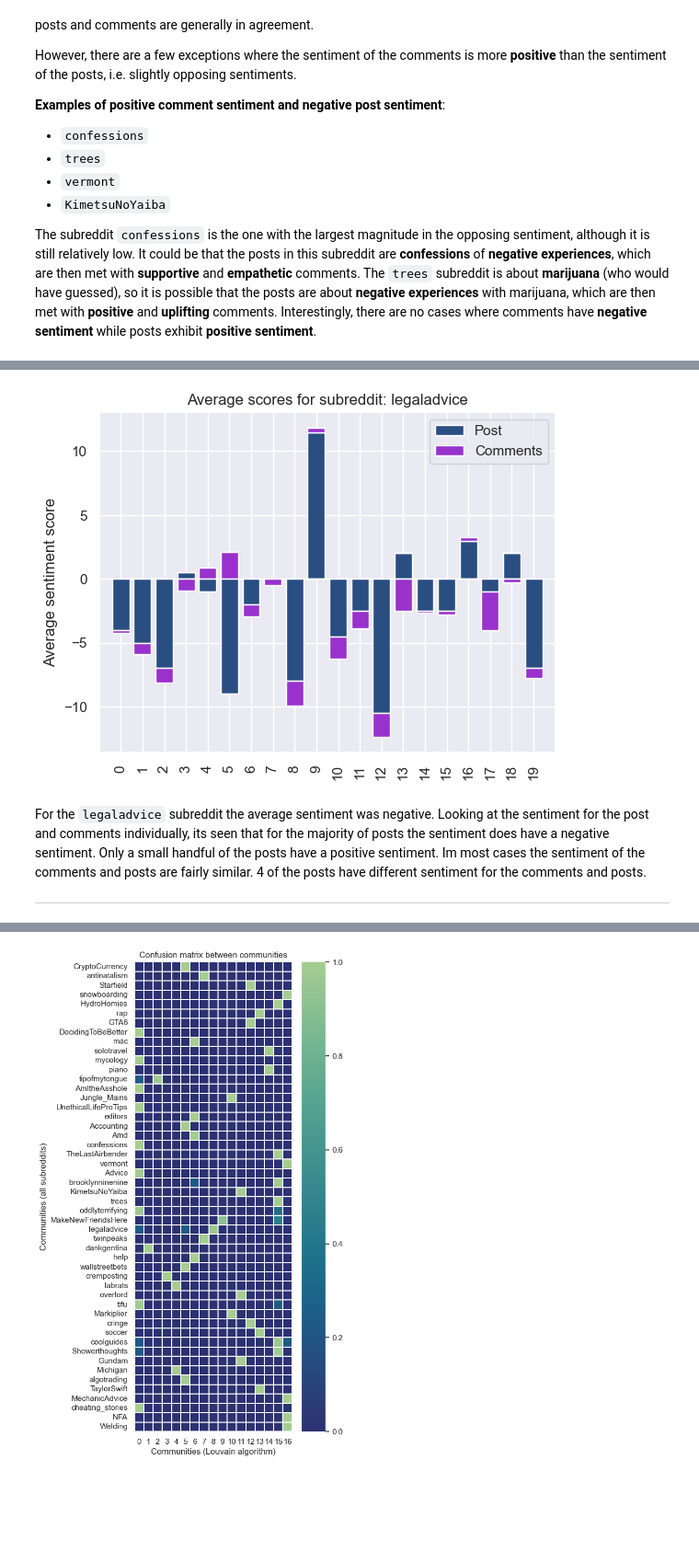
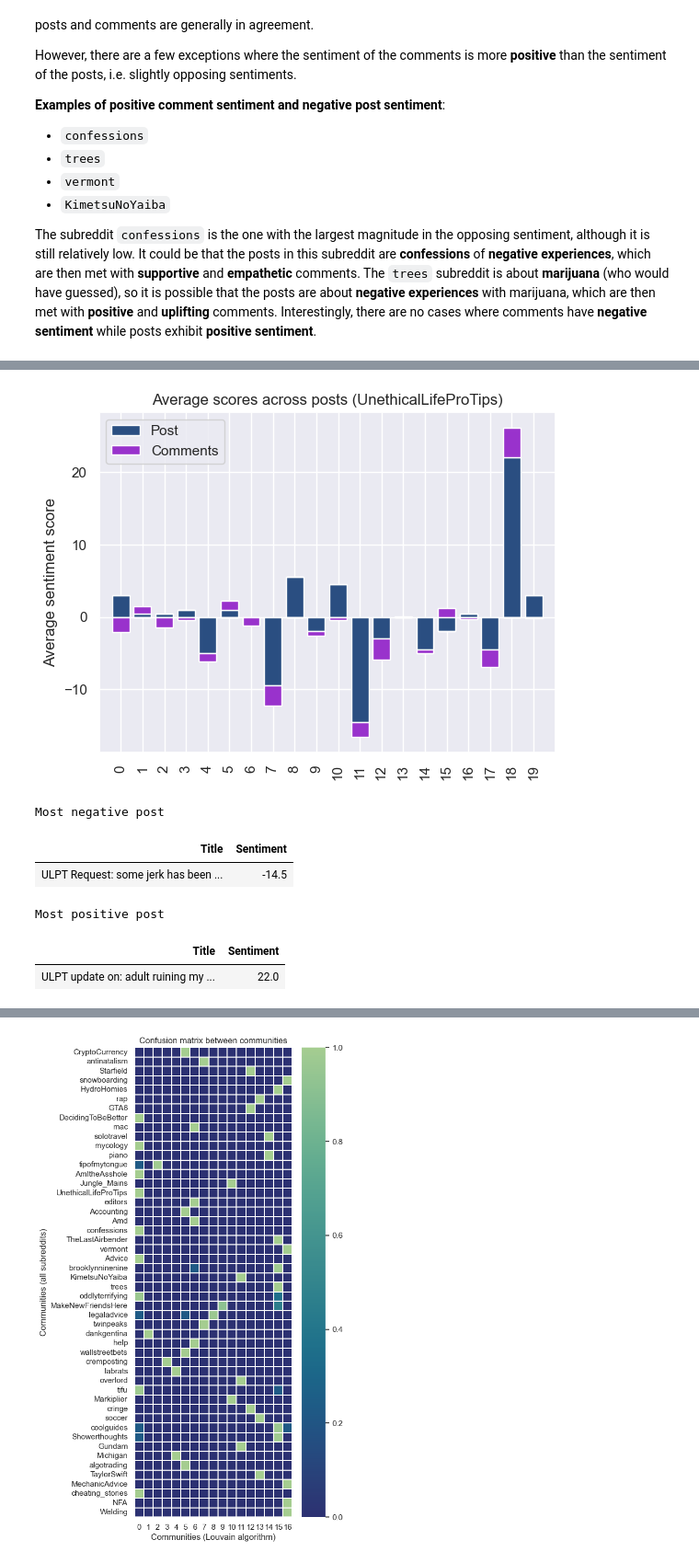
Before and after one commit to annaekner/social-graphs, a Jupyter notebook: Project/explainer_notebook.ipynb, the cells around one changed output, grey strips where cells are left out. Shown at 92% size. Saved outputs shown, nothing was run; the diff lists cells and outputs as text; code cells hidden in the pictures; blank space fills up the shorter version.

```diff
--- a/Project/explainer_notebook.ipynb
+++ b/Project/explainer_notebook.ipynb
@@ -1391,30 +1391,42 @@ def plot_sentiment_selected_subreddit_statistics(df, subreddit):
     plt.xlim(x_values.min()-1, x_values.max()+1)
     plt.ylabel('Average sentiment score')
     plt.xticks(ticks=x_values, labels=df['post'], rotation=90)
-    plt.title(f'Average scores for subreddit: {subreddit}')
+    plt.title(f'Average scores across posts ({subreddit})')
     plt.legend()
     plt.show()
+# %%
+# Compute sentiment statistics for the selected subreddit
+subreddit = 'UnethicalLifeProTips'
+df_subreddits = compute_sentiment_selected_subreddit_statistics(communities_subreddits, G, subreddit)
+
+
+# Plot sentiment statistics for the selected subreddit
+plot_sentiment_selected_subreddit_statistics(df_subreddits, subreddit)
+# %% [output]
+[figure, added]
 # %%
-# Compute sentiment statistics for the selected subreddit
-# subreddit = 'UnethicalLifeProTips'
-# subreddit = 'cheating_stories'
-subreddit = 'legaladvice'
-df_subreddits = compute_sentiment_selected_subreddit_statistics(communities_subreddits, G, subreddit)
-
-# Print the ID of the most negative and most positive posts
+# Most negative and most positive post of selected subreddit
 most_negative_post_index = int(df_subreddits.loc[df_subreddits['sentiment_text_per_post'].idxmin()]['post'])
 most_positive_post_index = int(df_subreddits.loc[df_subreddits['sentiment_text_per_post'].idxmax()]['post'])
 most_negative_post = communities_subreddits[subreddit][most_negative_post_index]
 most_positive_post = communities_subreddits[subreddit][most_positive_post_index]
 
-# print(f"Mosnegative post: {most_negative_post}, Title: {G.nodes[most_negative_post]['title']}")
-# print(f"Most positive post: {most_positive_post}, Title: {G.nodes[most_positive_post]['title']}")
+# Dataframe
+most_negative_post_df = pd.DataFrame({'Title': [G.nodes[most_negative_post]['title']],
+                                      'Sentiment': [G.nodes[most_negative_post]['sentiment_text']],
+                                    #   'Text': [G.nodes[most_negative_post]['text']]
+                                      })
 
-# Plot sentiment statistics for the selected subreddit
-plot_sentiment_selected_subreddit_statistics(df_subreddits, subreddit)
+most_positive_post_df = pd.DataFrame({'Title': [G.nodes[most_positive_post]['title']],
+                                      'Sentiment': [G.nodes[most_positive_post]['sentiment_text']],
+                                    #   'Text': [G.nodes[most_positive_post]['text']]
+                                      })
+
+display_scrollable_dataframes(most_negative_post_df, "Most negative post", most_positive_post_df, "Most positive post")
 # %% [output]
-[figure, removed]
+Most negative post
+| Title | Sentiment |
+| ULPT Request: some jerk has been ... | -14.5 |
+Most positive post
+| Title | Sentiment |
+| ULPT update on: adult ruining my ... | 22.0 |
-# %% [markdown]
-For the `legaladvice` subreddit the average sentiment was negative. Looking at the sentiment for the post and comments individually, its seen that for the majority of posts the sentiment does have a negative sentiment. Only a small handful of the posts have a positive sentiment. Im most cases the sentiment of the comments and posts are fairly similar. 4 of the posts have different sentiment for the comments and posts.
-
----
```
Also changed, not shown: parts of 11 cells of this notebook.
